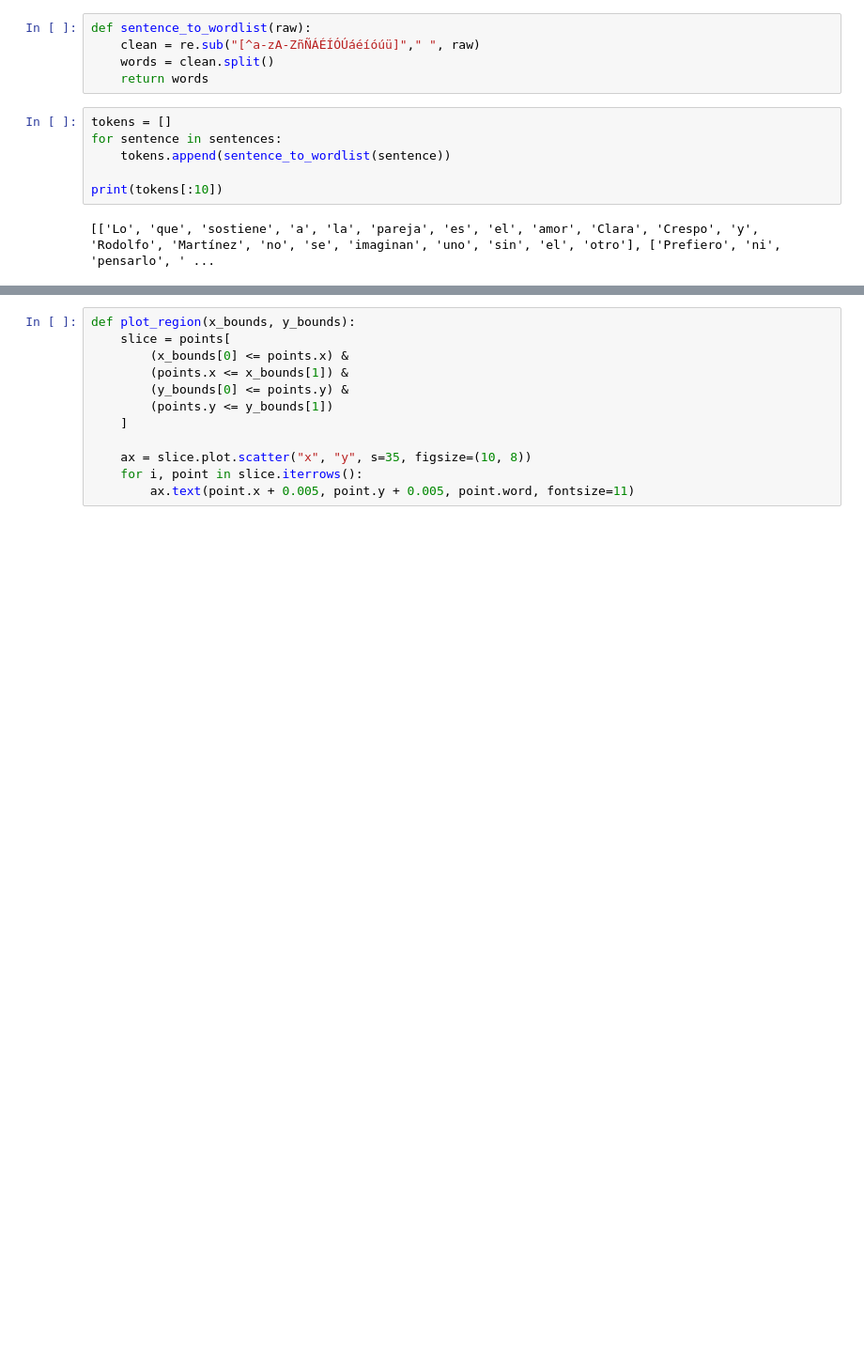
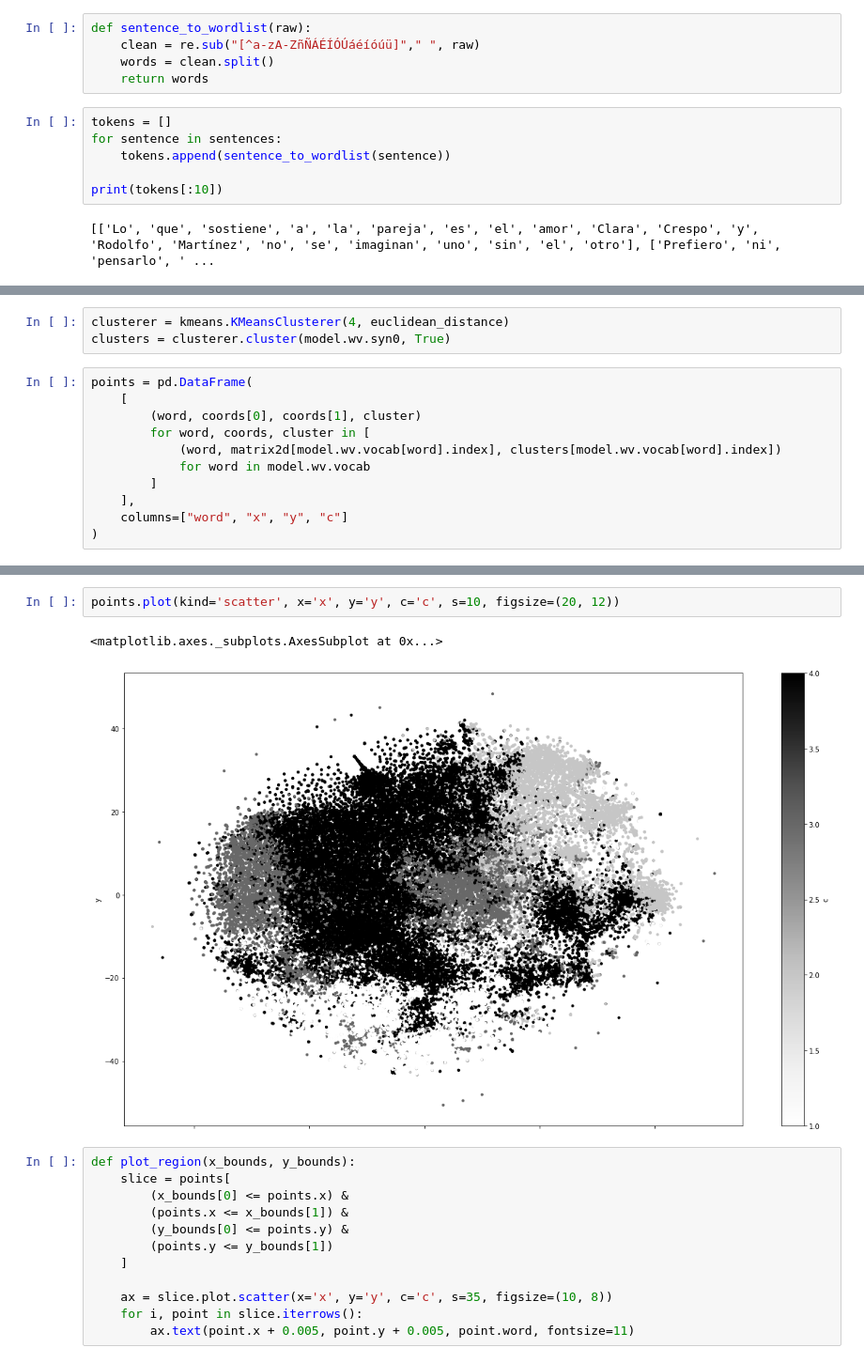
Before and after one commit to danibosch/word_clustering, a Jupyter notebook: clustering.ipynb, the cells around one changed output, grey strips where cells are left out. Shown at 94% size. Cells and saved outputs as stored; diff of their text form; blank space fills up the shorter version.

```diff
--- a/clustering.ipynb
+++ b/clustering.ipynb
@@ -132,0 +132,14 @@ points.plot.scatter("x", "y", s=10, figsize=(20, 12))
+# %%
+clusterer = kmeans.KMeansClusterer(4, euclidean_distance)
+clusters = clusterer.cluster(model.wv.syn0, True)
+# %%
+points = pd.DataFrame(
+    [
+        (word, coords[0], coords[1], cluster)
+        for word, coords, cluster in [
+            (word, matrix2d[model.wv.vocab[word].index], clusters[model.wv.vocab[word].index])
+            for word in model.wv.vocab
+        ]
+    ],
+    columns=["word", "x", "y", "c"]
+)
@@ -133,3 +155,8 @@ points.plot.scatter("x", "y", s=10, figsize=(20, 12))
+# %%
+points.plot(kind='scatter', x='x', y='y', c='c', s=10, figsize=(20, 12))
+# %% [output]
+<matplotlib.axes._subplots.AxesSubplot at 0x...>
+[figure, added]
 # %%
 def plot_region(x_bounds, y_bounds):
     slice = points[
@@ -139,7 +166,7 @@ def plot_region(x_bounds, y_bounds):
         (points.y <= y_bounds[1])
     ]
 
-    ax = slice.plot.scatter("x", "y", s=35, figsize=(10, 8))
+    ax = slice.plot.scatter(x='x', y='y', c='c', s=35, figsize=(10, 8))
     for i, point in slice.iterrows():
         ax.text(point.x + 0.005, point.y + 0.005, point.word, fontsize=11)
 # %%
```
Also changed, not shown: parts of 12 cells of this notebook, 3 other files.
